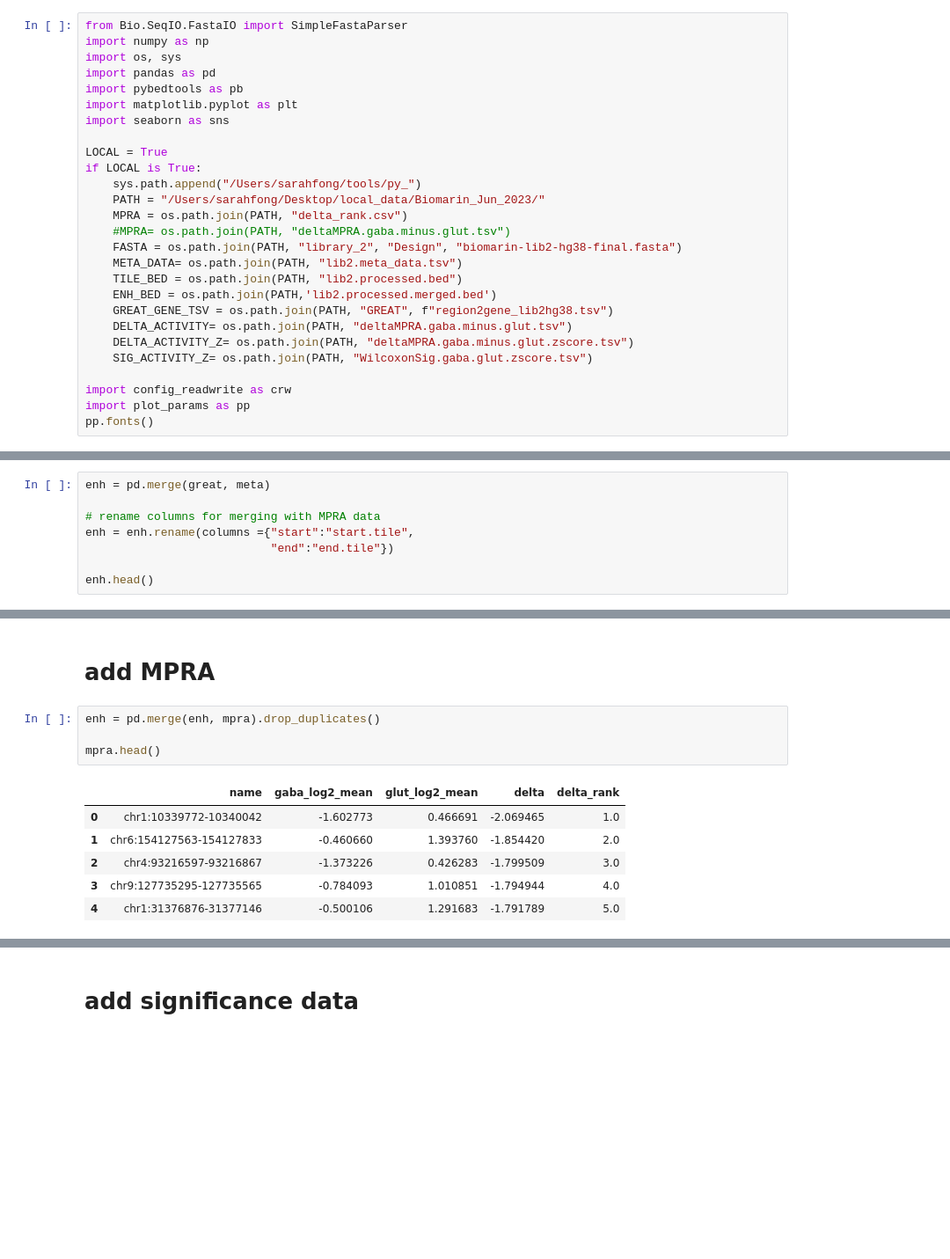
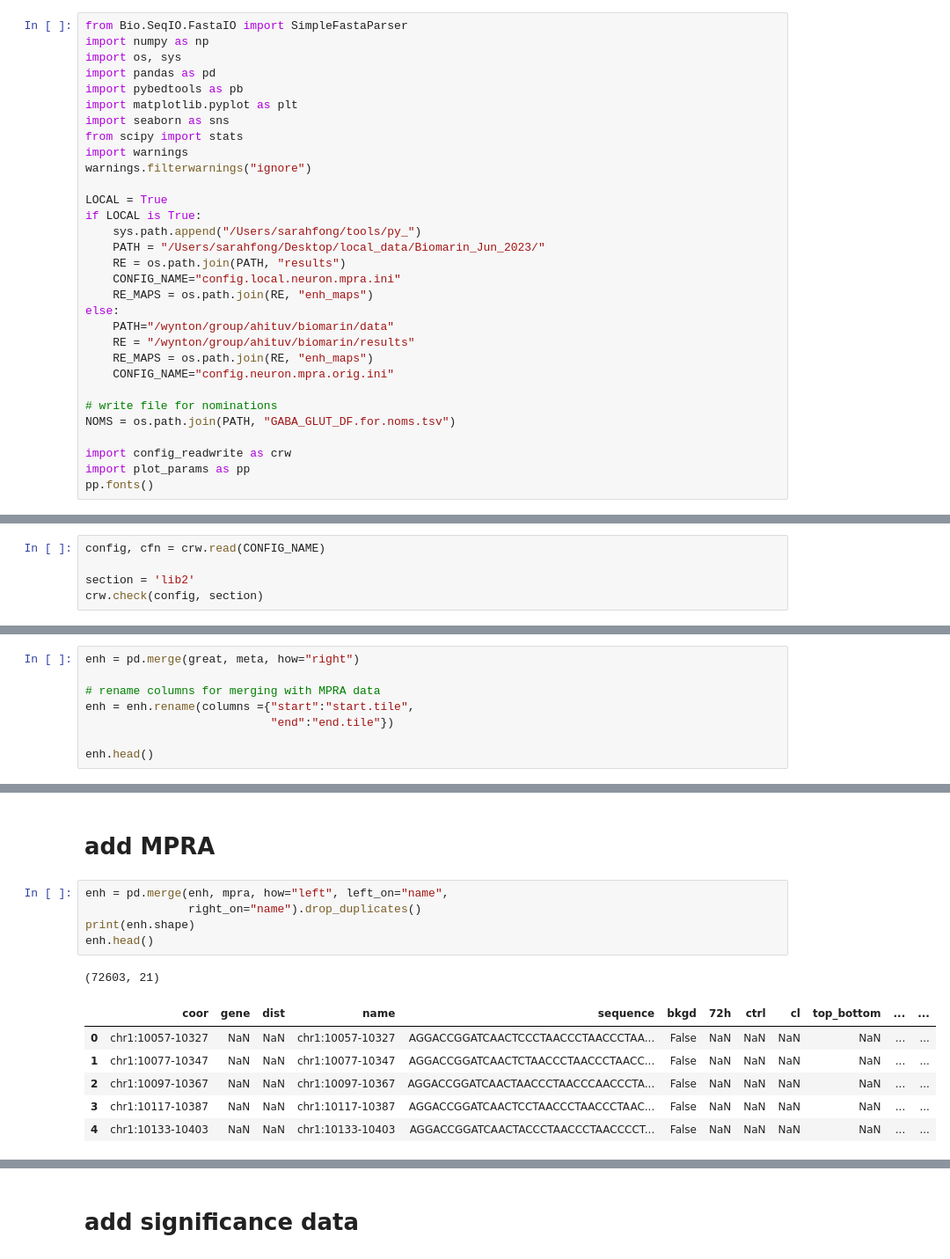
Before and after one commit to slifong08/wynton_git, a Jupyter notebook: other_analyses/for-chengyu_richa/bin/local/5.nominate.elements.ipynb, the cells around one changed output, grey strips where cells are left out. Shown at 88% size. Drawn from its saved outputs; the diff is of its cells as text; blank space fills up the shorter version.

```diff
--- a/other_analyses/for-chengyu_richa/bin/local/5.nominate.elements.ipynb
+++ b/other_analyses/for-chengyu_richa/bin/local/5.nominate.elements.ipynb
@@ -6,24 +6,33 @@ import pandas as pd
 import pybedtools as pb
 import matplotlib.pyplot as plt
 import seaborn as sns
+from scipy import stats
+import warnings
+warnings.filterwarnings("ignore")
 
 LOCAL = True
 if LOCAL is True:
     sys.path.append("/Users/sarahfong/tools/py_")
     PATH = "/Users/sarahfong/Desktop/local_data/Biomarin_Jun_2023/"
-    MPRA = os.path.join(PATH, "delta_rank.csv")
-    #MPRA= os.path.join(PATH, "deltaMPRA.gaba.minus.glut.tsv")
-    FASTA = os.path.join(PATH, "library_2", "Design", "biomarin-lib2-hg38-final.fasta")
-    META_DATA= os.path.join(PATH, "lib2.meta_data.tsv")
-    TILE_BED = os.path.join(PATH, "lib2.processed.bed")
-    ENH_BED = os.path.join(PATH,'lib2.processed.merged.bed')
-    GREAT_GENE_TSV = os.path.join(PATH, "GREAT", f"region2gene_lib2hg38.tsv")
-    DELTA_ACTIVITY= os.path.join(PATH, "deltaMPRA.gaba.minus.glut.tsv")
-    DELTA_ACTIVITY_Z= os.path.join(PATH, "deltaMPRA.gaba.minus.glut.zscore.tsv")
-    SIG_ACTIVITY_Z= os.path.join(PATH, "WilcoxonSig.gaba.glut.zscore.tsv")
+    RE = os.path.join(PATH, "results")
+    CONFIG_NAME="config.local.neuron.mpra.ini"
+    RE_MAPS = os.path.join(RE, "enh_maps")
+else:
+    PATH="/wynton/group/ahituv/biomarin/data"
+    RE = "/wynton/group/ahituv/biomarin/results"
+    RE_MAPS = os.path.join(RE, "enh_maps")
+    CONFIG_NAME="config.neuron.mpra.orig.ini"
+
+# write file for nominations
+NOMS = os.path.join(PATH, "GABA_GLUT_DF.for.noms.tsv")
 
 import config_readwrite as crw
 import plot_params as pp
 pp.fonts()
 # %% [output]
 ('sans-serif', 'Arial', 18)
+# %%
+config, cfn = crw.read(CONFIG_NAME)
+
+section = 'lib2'
+crw.check(config, section)
@@ -124,7 +178,7 @@ great.head()
 # %% [markdown]
 # add GREAT annotations to fasta meta data
 # %%
-enh = pd.merge(great, meta)
+enh = pd.merge(great, meta, how="right")
 
 # rename columns for merging with MPRA data
 enh = enh.rename(columns ={"start":"start.tile",
@@ -141,13 +195,15 @@ enh.head()
 # %% [markdown]
 # add MPRA
 # %%
-enh = pd.merge(enh, mpra).drop_duplicates()
-
-mpra.head()
+enh = pd.merge(enh, mpra, how="left", left_on="name",
+               right_on="name").drop_duplicates()
+print(enh.shape)
+enh.head()
 # %% [output]
+(72603, 21)
-|  | name | gaba_log2_mean | glut_log2_mean | delta | delta_rank |
-| 0 | chr1:10339772-10340042 | -1.602773 | 0.466691 | -2.069465 | 1.0 |
-| 1 | chr6:154127563-154127833 | -0.460660 | 1.393760 | -1.854420 | 2.0 |
-| 2 | chr4:93216597-93216867 | -1.373226 | 0.426283 | -1.799509 | 3.0 |
-| 3 | chr9:127735295-127735565 | -0.784093 | 1.010851 | -1.794944 | 4.0 |
-| 4 | chr1:31376876-31377146 | -0.500106 | 1.291683 | -1.791789 | 5.0 |
+|  | coor | gene | dist | name | sequence | bkgd | 72h | ctrl | cl | top_bottom | ... | ... |
+| 0 | chr1:10057-10327 | NaN | NaN | chr1:10057-10327 | AGGACCGGATCAACTCCCTAACCCTAACCCTAA... | False | NaN | NaN | NaN | NaN | ... | ... |
+| 1 | chr1:10077-10347 | NaN | NaN | chr1:10077-10347 | AGGACCGGATCAACTCTAACCCTAACCCTAACC... | False | NaN | NaN | NaN | NaN | ... | ... |
+| 2 | chr1:10097-10367 | NaN | NaN | chr1:10097-10367 | AGGACCGGATCAACTAACCCTAACCCAACCCTA... | False | NaN | NaN | NaN | NaN | ... | ... |
+| 3 | chr1:10117-10387 | NaN | NaN | chr1:10117-10387 | AGGACCGGATCAACTCCTAACCCTAACCCTAAC... | False | NaN | NaN | NaN | NaN | ... | ... |
+| 4 | chr1:10133-10403 | NaN | NaN | chr1:10133-10403 | AGGACCGGATCAACTACCCTAACCCTAACCCCT... | False | NaN | NaN | NaN | NaN | ... | ... |
```
Also changed, not shown: parts of 139 cells of this notebook, 7 other files.
